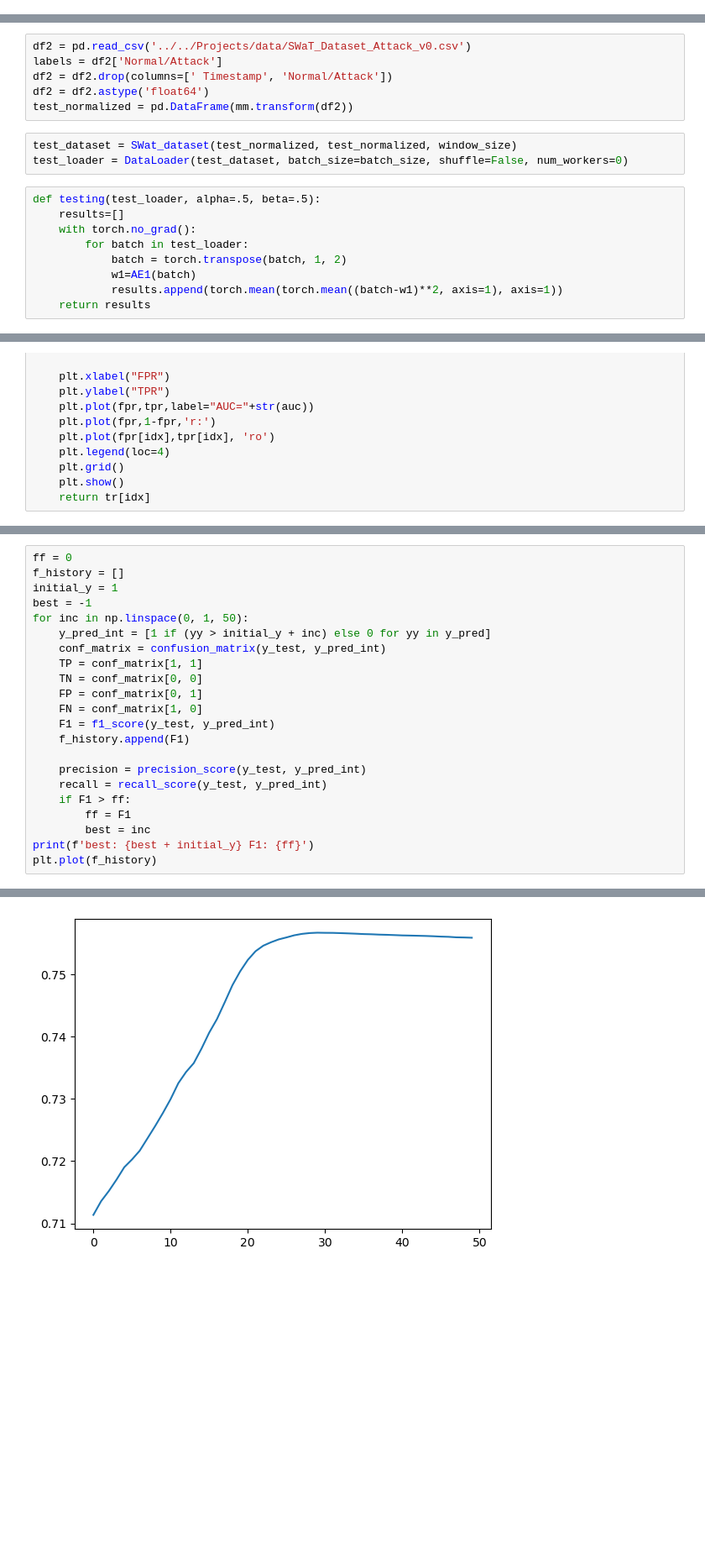
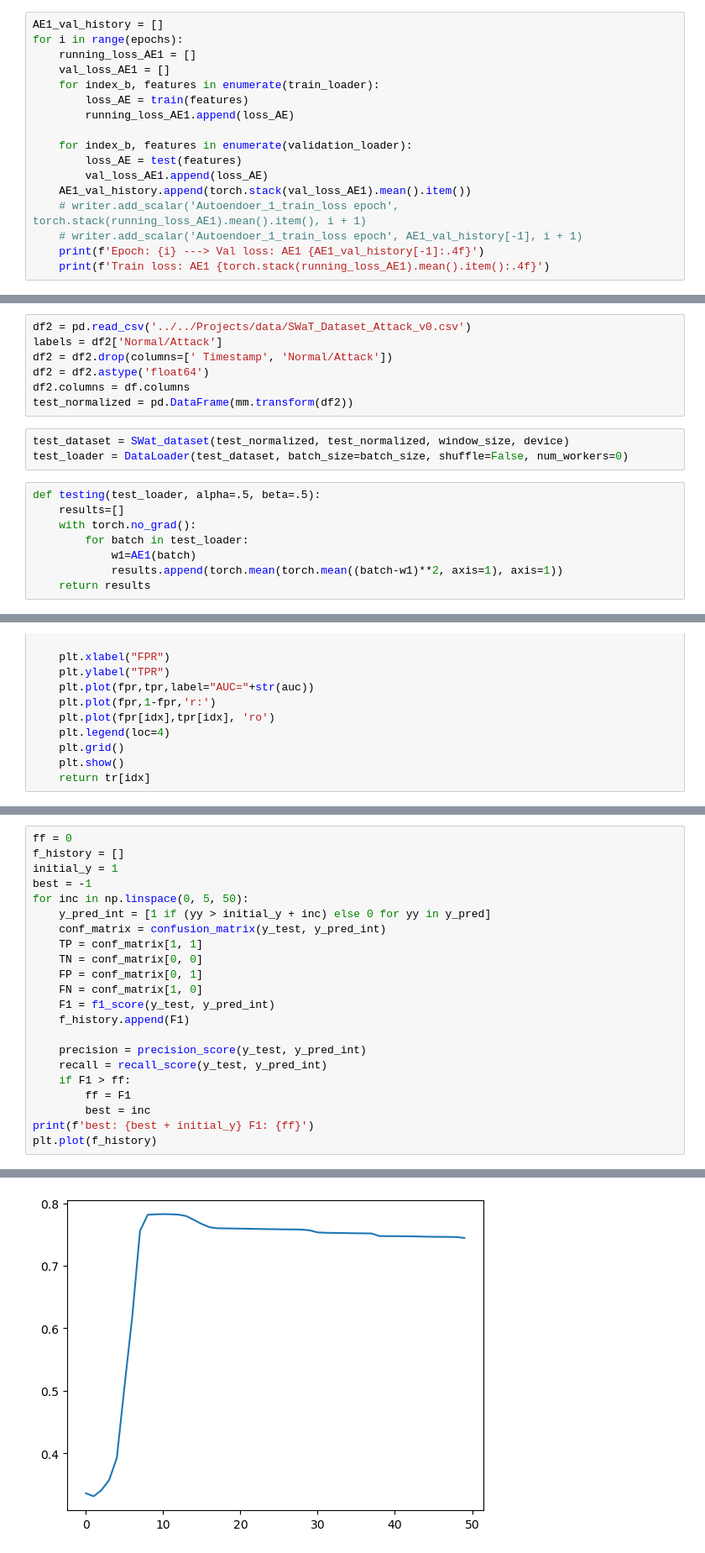
Before and after one commit to Alpa66/Anomaly-Detection, a Jupyter notebook: Experiment_6_single_VGAE.ipynb, the cells around one changed output, grey strips where cells are left out. Shown: that part at 84% size. Cells and saved outputs as stored; diff of their text form; blank space fills up the shorter version.

```diff
--- a/Experiment_6_single_VGAE.ipynb
+++ b/Experiment_6_single_VGAE.ipynb
@@ -202,0 +251,17 @@ RuntimeError: scatter(): Expected dtype int64 for index
+# %%
+AE1_val_history = []
+for i in range(epochs):
+    running_loss_AE1 = []
+    val_loss_AE1 = []
+    for index_b, features in enumerate(train_loader):
+        loss_AE = train(features)
+        running_loss_AE1.append(loss_AE)
+
+    for index_b, features in enumerate(validation_loader):
+        loss_AE = test(features)
+        val_loss_AE1.append(loss_AE)
+    AE1_val_history.append(torch.stack(val_loss_AE1).mean().item())
+    # writer.add_scalar('Autoendoer_1_train_loss epoch', torch.stack(running_loss_AE1).mean().item(), i + 1)
+    # writer.add_scalar('Autoendoer_1_train_loss epoch', AE1_val_history[-1], i + 1)
+    print(f'Epoch: {i} ---> Val loss: AE1 {AE1_val_history[-1]:.4f}')
+    print(f'Train loss: AE1 {torch.stack(running_loss_AE1).mean().item():.4f}')
@@ -211,16 +311,16 @@ df2 = pd.read_csv('../../Projects/data/SWaT_Dataset_Attack_v0.csv')
 labels = df2['Normal/Attack']
 df2 = df2.drop(columns=[' Timestamp', 'Normal/Attack'])
 df2 = df2.astype('float64')
+df2.columns = df.columns
 test_normalized = pd.DataFrame(mm.transform(df2))
 # %%
-test_dataset = SWat_dataset(test_normalized, test_normalized, window_size)
+test_dataset = SWat_dataset(test_normalized, test_normalized, window_size, device)
 test_loader = DataLoader(test_dataset, batch_size=batch_size, shuffle=False, num_workers=0)
 # %%
 def testing(test_loader, alpha=.5, beta=.5):
     results=[]
     with torch.no_grad():
         for batch in test_loader:
-            batch = torch.transpose(batch, 1, 2)
             w1=AE1(batch)
             results.append(torch.mean(torch.mean((batch-w1)**2, axis=1), axis=1))
     return results
@@ -267,7 +363,7 @@ ff = 0
 f_history = []
 initial_y = 1
 best = -1
-for inc in np.linspace(0, 1, 50):
+for inc in np.linspace(0, 5, 50):
     y_pred_int = [1 if (yy > initial_y + inc) else 0 for yy in y_pred]
     conf_matrix = confusion_matrix(y_test, y_pred_int)
     TP = conf_matrix[1, 1]
@@ -289,5 +385,5 @@ best: 1.5918367346938775 F1: 0.7566309812251171
 [<matplotlib.lines.Line2D at 0x...>]
-[figure, old version]
+[figure, new version]
 # %%
 x_vals = 0.4 + np.linspace(0, 0.3, 50)
 plt.plot(x_vals, f_history)
```
Also changed, not shown: parts of 31 cells of this notebook, 4 other files.
